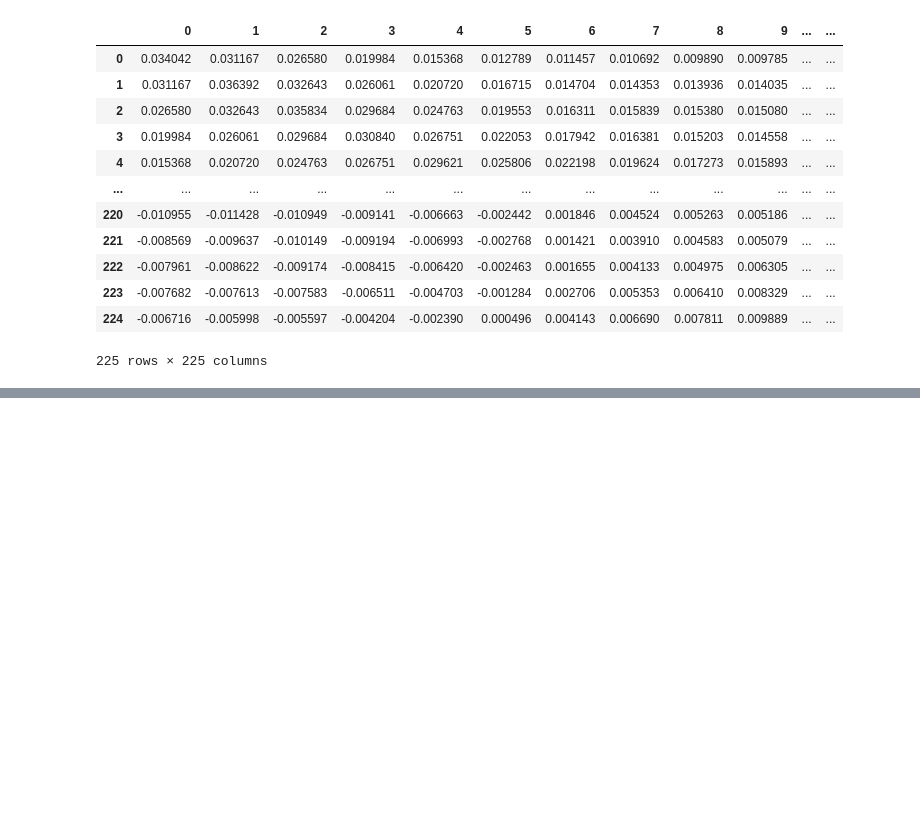
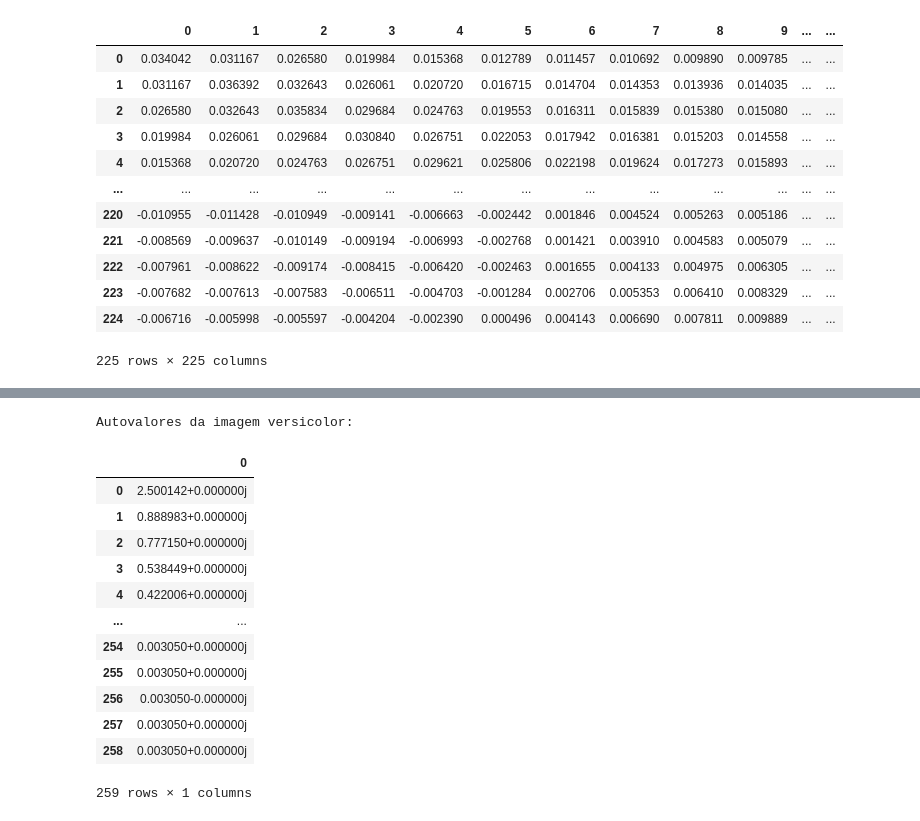
Before and after one commit to AdsonRoberto/Reducao_dimensionalidade_PCA_e_LDA, a Jupyter notebook: analise_PCA_LDA.ipynb, the cells around one changed output, grey strips where cells are left out. Cells and saved outputs as stored; diff of their text form; code cells hidden in the pictures; blank space fills up the shorter version.

```diff
--- a/analise_PCA_LDA.ipynb
+++ b/analise_PCA_LDA.ipynb
@@ -408,0 +428,19 @@ Matriz de covariância da imagem virginica:
+# %%
+print('Autovalores da imagem versicolor: ')
+values_versicolor_pd = pd.DataFrame(values_versicolor)
+display(values_versicolor_pd)
+# %% [output]
+Autovalores da imagem versicolor:
+|  | 0 |
+| 0 | 2.500142+0.000000j |
+| 1 | 0.888983+0.000000j |
+| 2 | 0.777150+0.000000j |
+| 3 | 0.538449+0.000000j |
+| 4 | 0.422006+0.000000j |
+| ... | ... |
+| 254 | 0.003050+0.000000j |
+| 255 | 0.003050+0.000000j |
+| 256 | 0.003050-0.000000j |
+| 257 | 0.003050+0.000000j |
+| 258 | 0.003050+0.000000j |
+259 rows × 1 columns
```
Also changed, not shown: parts of 2 cells of this notebook.
